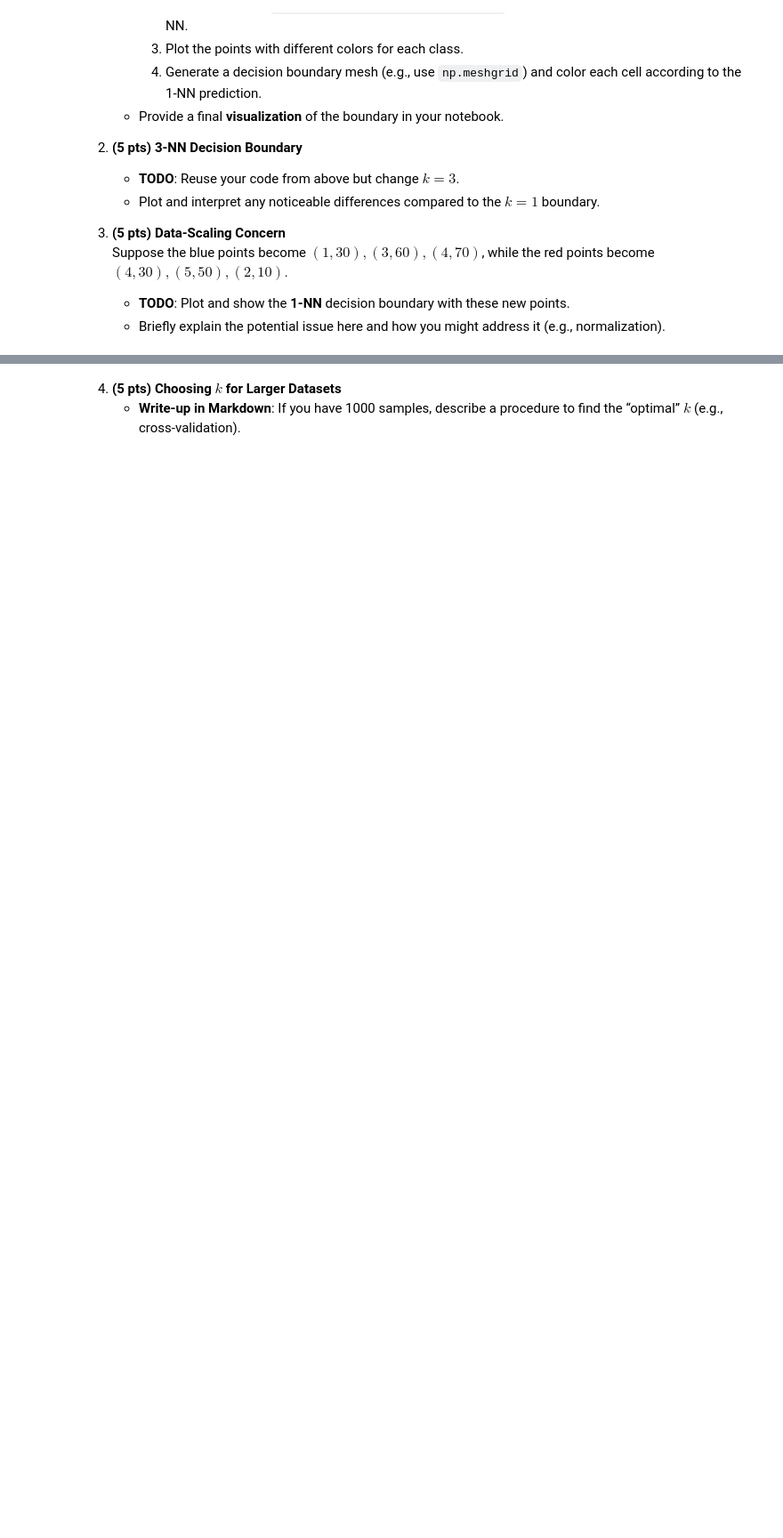
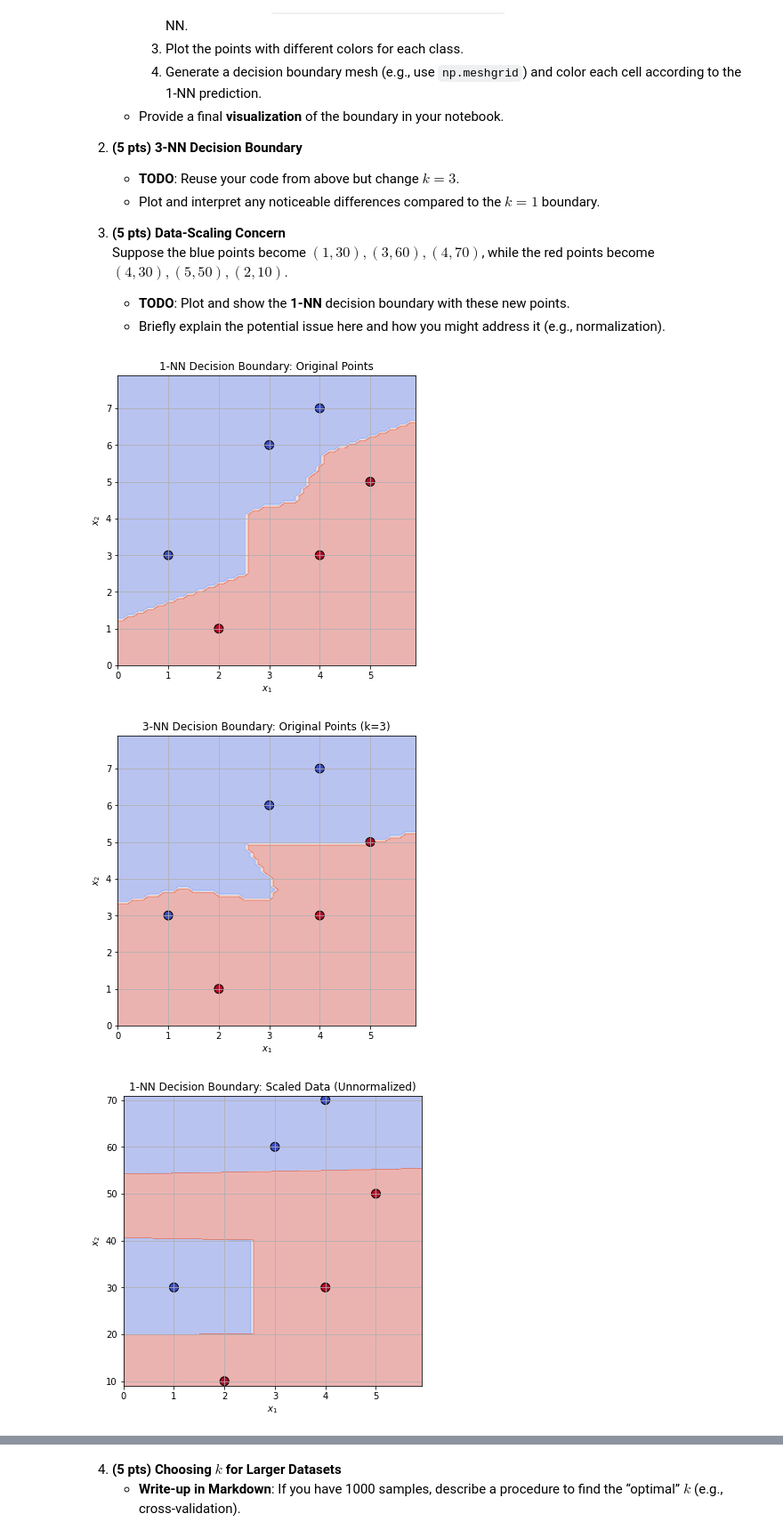
Before and after one commit to krackalackel02/CS145, a Jupyter notebook: hw2/hw2_cs145_25spring.ipynb, the cells around one changed output, grey strips where cells are left out. Shown at 89% size. Drawn from its saved outputs; the diff is of its cells as text; code cells hidden in the pictures; blank space fills up the shorter version.

```diff
--- a/hw2/hw2_cs145_25spring.ipynb
+++ b/hw2/hw2_cs145_25spring.ipynb
@@ -168,3 +582,72 @@ Let us revisit the two-class setup where:
    - Briefly explain the potential issue here and how you might address it (e.g., normalization).
 # %%
 # TODO: Provide and execute your code implementations here
+import numpy as np
+import matplotlib.pyplot as plt
+
+# ---------------------------------------------
+# Utility Functions
+# ---------------------------------------------
+
+def knn_predict(x, data, labels, k=1):
+    dists = np.linalg.norm(data - x, axis=1)
+    nearest_indices = np.argsort(dists)[:k]
+    nearest_labels = labels[nearest_indices]
+    counts = np.bincount(nearest_labels)
+    return np.argmax(counts)
+
+def plot_decision_boundary(data, labels, k, title, resolution=0.1):
+    x_min, x_max = data[:, 0].min() - 1, data[:, 0].max() + 1
+    y_min, y_max = data[:, 1].min() - 1, data[:, 1].max() + 1
+
+    xx, yy = np.meshgrid(np.arange(x_min, x_max, resolution),
+                         np.arange(y_min, y_max, resolution))
+    grid_points = np.c_[xx.ravel(), yy.ravel()]
+    predictions = np.array([knn_predict(p, data, labels, k=k) for p in grid_points])
+    Z = predictions.reshape(xx.shape)
+
+    plt.figure(figsize=(6, 6))
+    plt.contourf(xx, yy, Z, alpha=0.4, cmap='coolwarm')
+    plt.scatter(data[:, 0], data[:, 1], c=labels, cmap='coolwarm', edgecolor='k', s=100)
+    plt.title(f"{k}-NN Decision Boundary: " + title)
+    plt.xlabel("$x_1$")
+    plt.ylabel("$x_2$")
+    plt.grid(True)
+    plt.show()
+
+# ---------------------------------------------
+# Part 1: 1-NN with Original Data
+# ---------------------------------------------
+
+# Class 1: Blue -> label 0
+# Class 2: Red -> label 1
+blue_points = np.array([[1, 3], [3, 6], [4, 7]])
+red_points = np.array([[4, 3], [5, 5], [2, 1]])
+data_1 = np.vstack((blue_points, red_points))
+labels_1 = np.array([0]*3 + [1]*3)
+
+plot_decision_boundary(data_1, labels_1, k=1, title="Original Points")
+
+# ---------------------------------------------
+# Part 2: 3-NN with Same Data
+# ---------------------------------------------
+
+plot_decision_boundary(data_1, labels_1, k=3, title="Original Points (k=3)")
+
+# ---------------------------------------------
+# Part 3: Scaling Concern Example (No Normalization)
+# ---------------------------------------------
+
+# Scaled values for blue and red points
+blue_scaled = np.array([[1, 30], [3, 60], [4, 70]])
+red_scaled = np.array([[4, 30], [5, 50], [2, 10]])
+data_scaled = np.vstack((blue_scaled, red_scaled))
+labels_scaled = np.array([0]*3 + [1]*3)
+
+plot_decision_boundary(data_scaled, labels_scaled, k=1, title="Scaled Data (Unnormalized)")
+
+# Comment: In this case, the vertical axis dominates due to the large magnitude. You should normalize.
+# %% [output]
+[figure, added]
+[figure, added]
+[figure, added]
```
Also changed, not shown: parts of 10 cells of this notebook.
